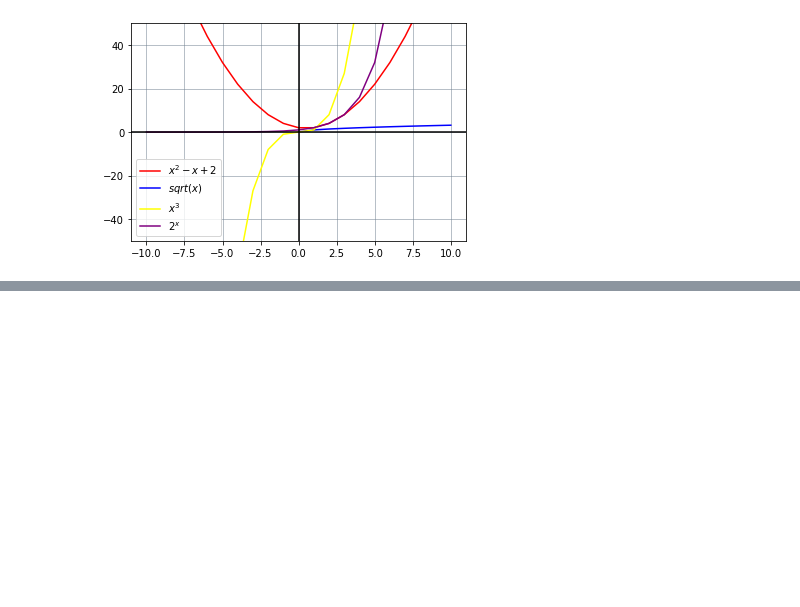
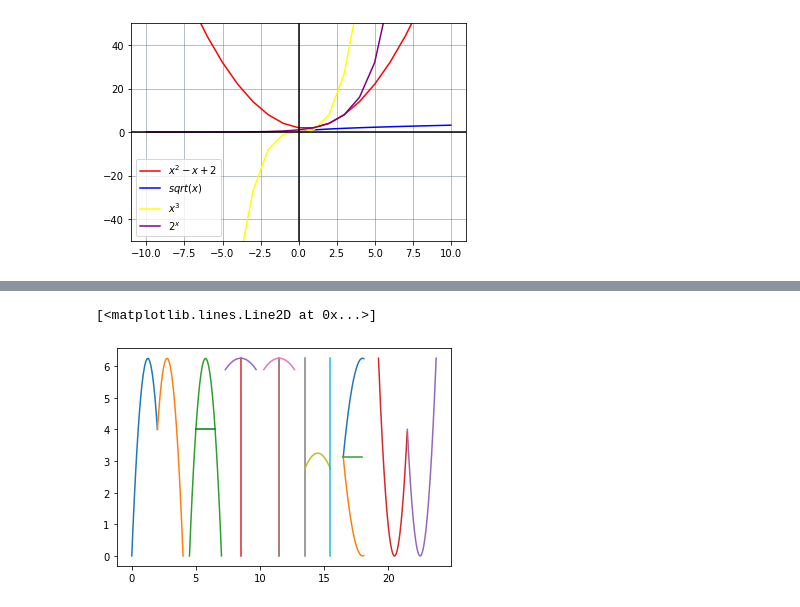
Before and after one commit to Matthew-Mays/numpy-pandas-visualization-exercises, a Jupyter notebook: matplotlib_exercises.ipynb, the cells around one changed output, grey strips where cells are left out. Drawn from its saved outputs; the diff is of its cells as text; code cells hidden in the pictures; blank space fills up the shorter version.

```diff
--- a/matplotlib_exercises.ipynb
+++ b/matplotlib_exercises.ipynb
@@ -142,0 +235,20 @@ plt.show()
+# %%
+plt.plot(x1, y1)
+plt.plot(x2, y2)
+plt.plot(x3, y3)
+plt.plot(x4, y4, c = 'green')
+plt.plot(x5, y5)
+plt.plot(x5top, y5top)
+plt.plot(x6, y6)
+plt.plot(x6top, y6top)
+plt.plot(x7, y7)
+plt.plot(x8, y8)
+plt.plot(x9, y9)
+plt.plot(x10, y10)
+plt.plot(x11, y11)
+plt.plot(x12, y12)
+plt.plot(x13, y13)
+plt.plot(x14, y14)
+# %% [output]
+[<matplotlib.lines.Line2D at 0x...>]
+[figure, added]
```
Also changed, not shown: parts of 7 cells of this notebook.
